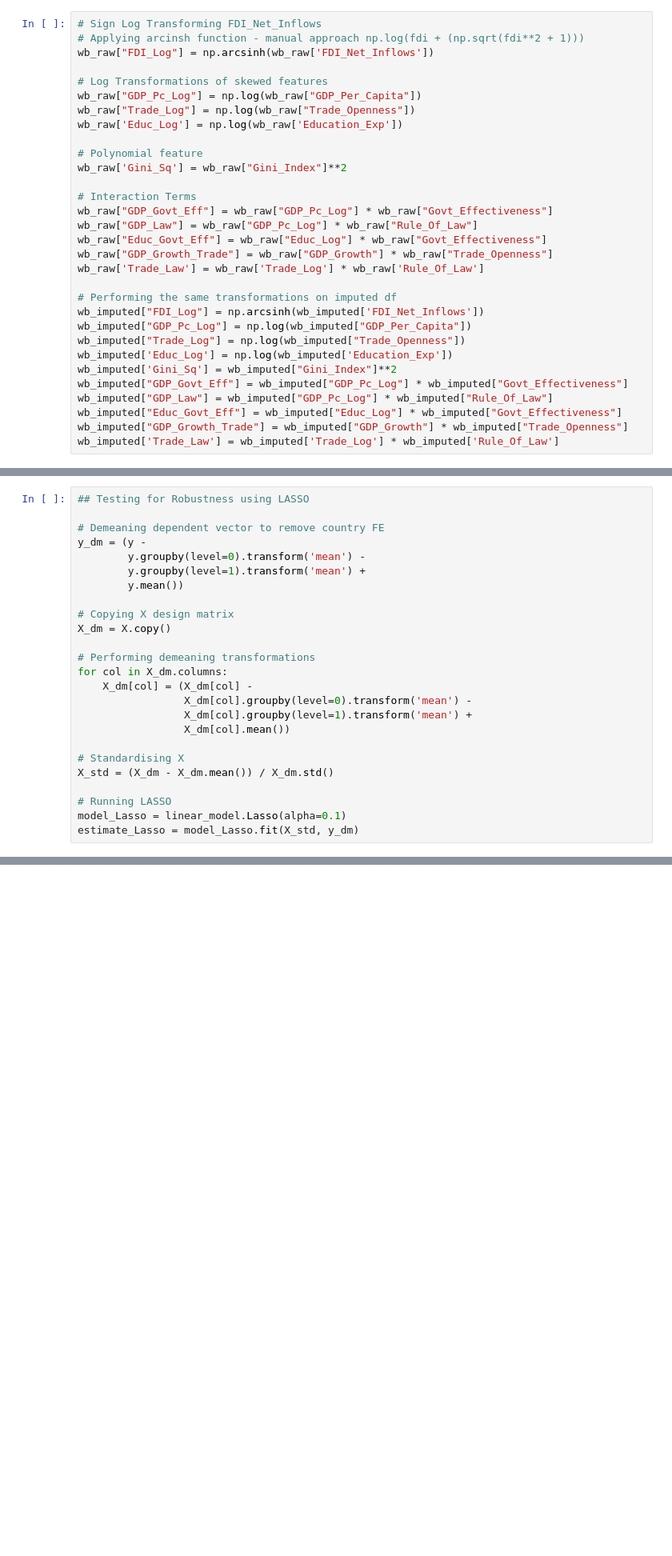
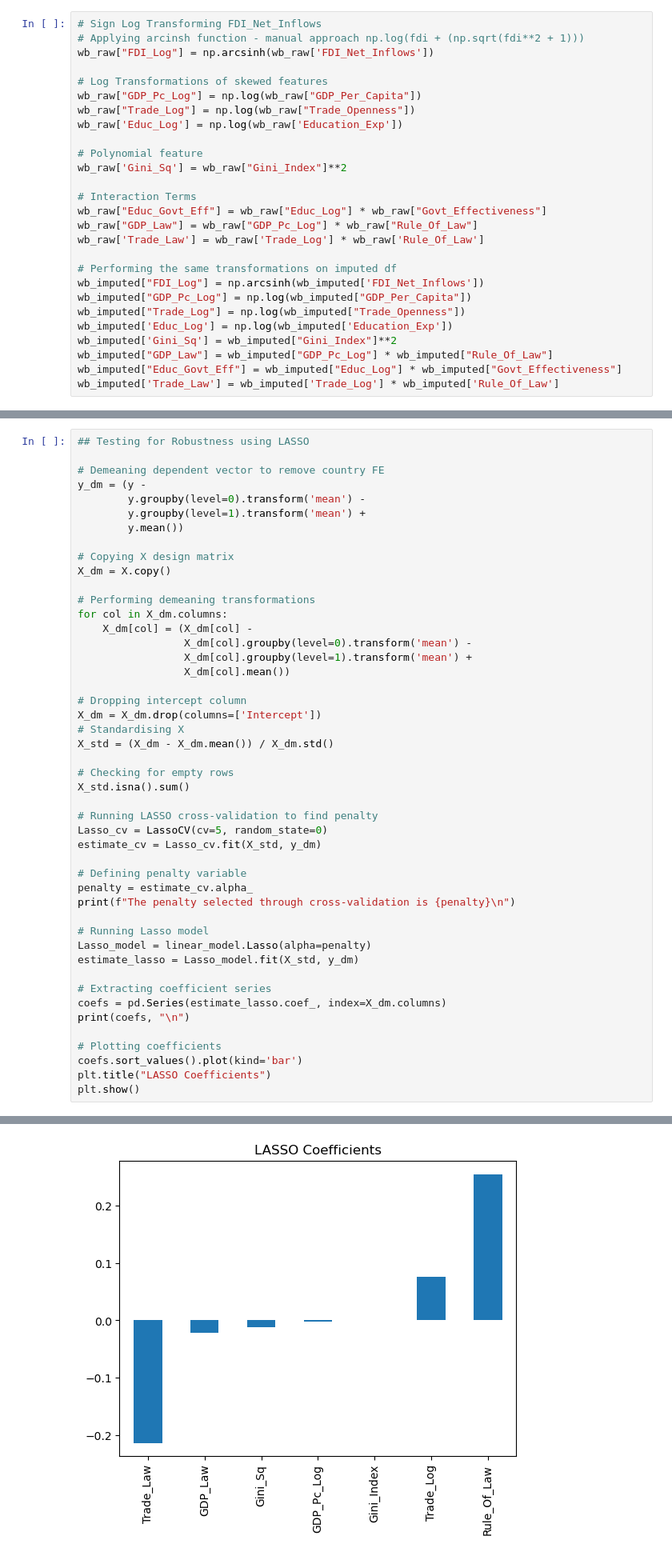
Before and after one commit to adrymmm/WorldBankPanel, a Jupyter notebook: data_exploration.ipynb, the cells around one changed output, grey strips where cells are left out. Shown at 80% size. Saved outputs shown, nothing was run; the diff lists cells and outputs as text; blank space fills up the shorter version.

```diff
--- a/data_exploration.ipynb
+++ b/data_exploration.ipynb
@@ -713,10 +658,8 @@ wb_raw['Educ_Log'] = np.log(wb_raw['Education_Exp'])
 wb_raw['Gini_Sq'] = wb_raw["Gini_Index"]**2
 
 # Interaction Terms
-wb_raw["GDP_Govt_Eff"] = wb_raw["GDP_Pc_Log"] * wb_raw["Govt_Effectiveness"]
+wb_raw["Educ_Govt_Eff"] = wb_raw["Educ_Log"] * wb_raw["Govt_Effectiveness"]
 wb_raw["GDP_Law"] = wb_raw["GDP_Pc_Log"] * wb_raw["Rule_Of_Law"]
-wb_raw["Educ_Govt_Eff"] = wb_raw["Educ_Log"] * wb_raw["Govt_Effectiveness"]
-wb_raw["GDP_Growth_Trade"] = wb_raw["GDP_Growth"] * wb_raw["Trade_Openness"]
 wb_raw['Trade_Law'] = wb_raw['Trade_Log'] * wb_raw['Rule_Of_Law']
 
 # Performing the same transformations on imputed df
@@ -725,8 +668,6 @@ wb_imputed["GDP_Pc_Log"] = np.log(wb_imputed["GDP_Per_Capita"])
 wb_imputed["Trade_Log"] = np.log(wb_imputed["Trade_Openness"])
 wb_imputed['Educ_Log'] = np.log(wb_imputed['Education_Exp'])
 wb_imputed['Gini_Sq'] = wb_imputed["Gini_Index"]**2
-wb_imputed["GDP_Govt_Eff"] = wb_imputed["GDP_Pc_Log"] * wb_imputed["Govt_Effectiveness"]
 wb_imputed["GDP_Law"] = wb_imputed["GDP_Pc_Log"] * wb_imputed["Rule_Of_Law"]
 wb_imputed["Educ_Govt_Eff"] = wb_imputed["Educ_Log"] * wb_imputed["Govt_Effectiveness"]
-wb_imputed["GDP_Growth_Trade"] = wb_imputed["GDP_Growth"] * wb_imputed["Trade_Openness"]
 wb_imputed['Trade_Law'] = wb_imputed['Trade_Log'] * wb_imputed['Rule_Of_Law']
@@ -1214,10 +1046,32 @@ for col in X_dm.columns:
                  X_dm[col].groupby(level=1).transform('mean') +
                  X_dm[col].mean())
 
+# Dropping intercept column
+X_dm = X_dm.drop(columns=['Intercept'])
 # Standardising X
 X_std = (X_dm - X_dm.mean()) / X_dm.std()
 
-# Running LASSO
-model_Lasso = linear_model.Lasso(alpha=0.1)
-estimate_Lasso = model_Lasso.fit(X_std, y_dm)
+# Checking for empty rows
+X_std.isna().sum()
+
+# Running LASSO cross-validation to find penalty
+Lasso_cv = LassoCV(cv=5, random_state=0)
+estimate_cv = Lasso_cv.fit(X_std, y_dm)
+
+# Defining penalty variable
+penalty = estimate_cv.alpha_
+print(f"The penalty selected through cross-validation is {penalty}\n")
+
+# Running Lasso model
+Lasso_model = linear_model.Lasso(alpha=penalty)
+estimate_lasso = Lasso_model.fit(X_std, y_dm)
+
+# Extracting coefficient series
+coefs = pd.Series(estimate_lasso.coef_, index=X_dm.columns)
+print(coefs, "\n")
+
+# Plotting coefficients
+coefs.sort_values().plot(kind='bar')
+plt.title("LASSO Coefficients")
+plt.show()
 # %% [output]
@@ -1225,0 +1088 @@ Lasso does not accept missing values encoded as NaN natively. For supervised lea
+[figure, added]
```
Also changed, not shown: parts of 32 cells of this notebook.
